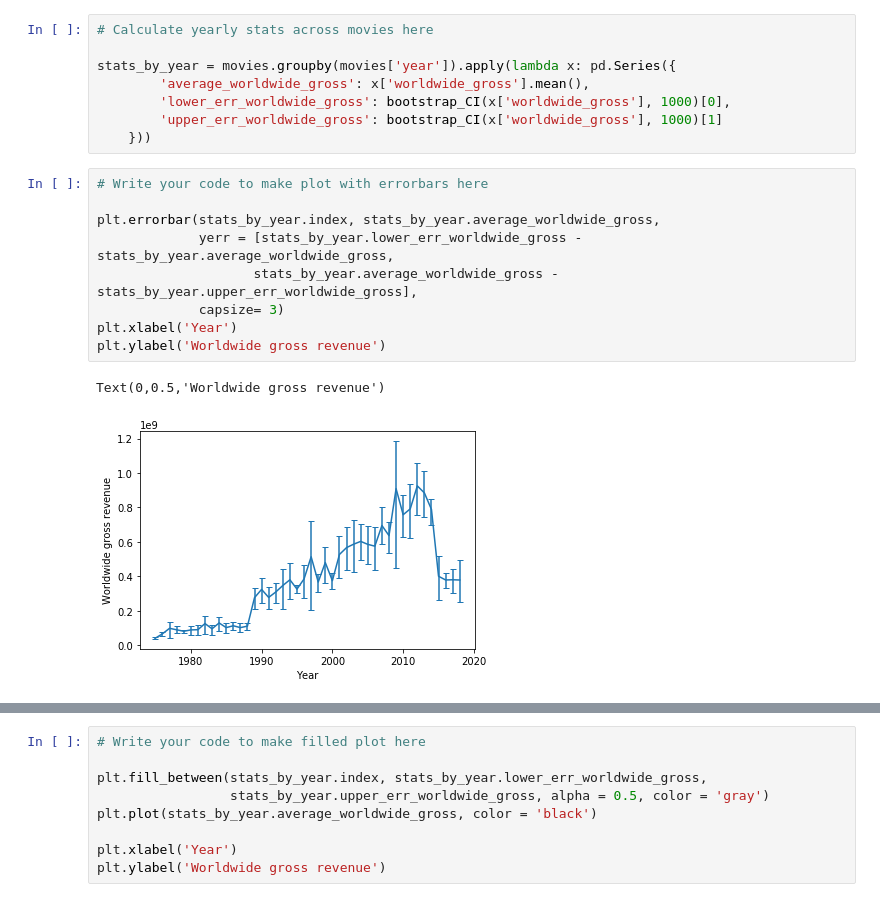
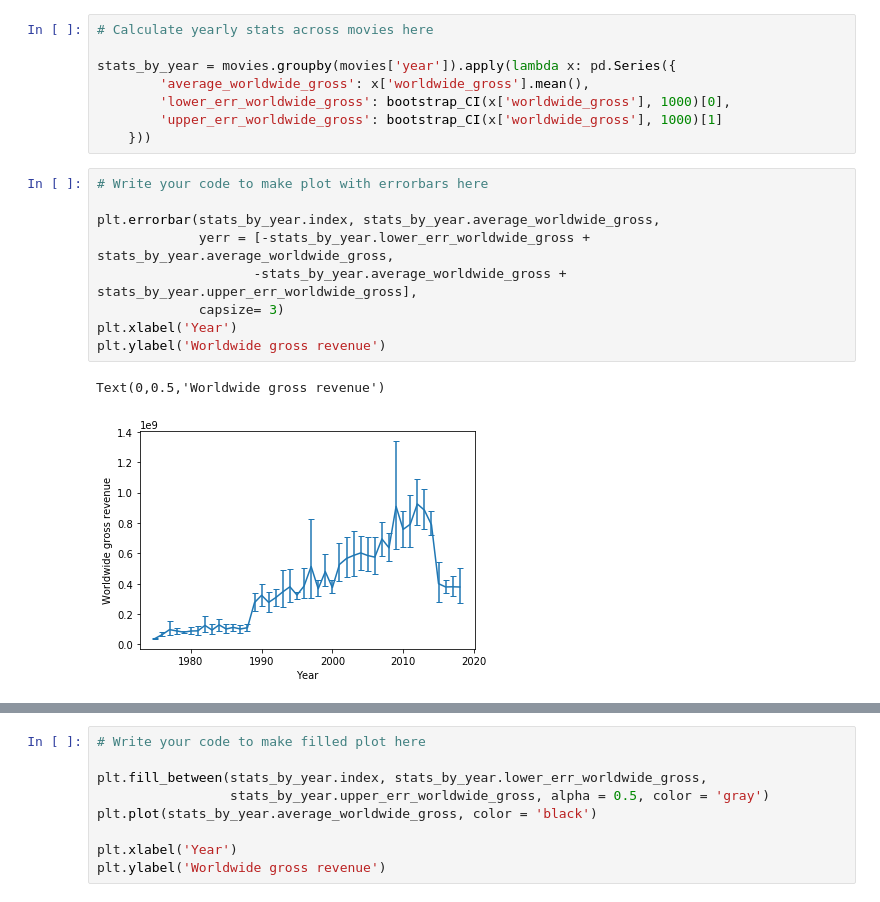
Before and after one commit to epfl-ada/2020, a Jupyter notebook: Tutorials/02 - Data viz and data from the web/Becoming a DataVizard solution.ipynb, the cells around one changed output, grey strips where cells are left out. Drawn from its saved outputs; the diff is of its cells as text.

```diff
--- a/Tutorials/02 - Data viz and data from the web/Becoming a DataVizard solution.ipynb
+++ b/Tutorials/02 - Data viz and data from the web/Becoming a DataVizard solution.ipynb
@@ -205,12 +205,12 @@ stats_by_year = movies.groupby(movies['year']).apply(lambda x: pd.Series({
 # %%
 # Write your code to make plot with errorbars here
 
 plt.errorbar(stats_by_year.index, stats_by_year.average_worldwide_gross,
-             yerr = [stats_by_year.lower_err_worldwide_gross - stats_by_year.average_worldwide_gross,
-                    stats_by_year.average_worldwide_gross - stats_by_year.upper_err_worldwide_gross],
+             yerr = [-stats_by_year.lower_err_worldwide_gross + stats_by_year.average_worldwide_gross,
+                    -stats_by_year.average_worldwide_gross + stats_by_year.upper_err_worldwide_gross],
              capsize= 3)
 plt.xlabel('Year')
 plt.ylabel('Worldwide gross revenue')
 # %% [output]
 Text(0,0.5,'Worldwide gross revenue')
-[figure, old version]
+[figure, new version]
```
Also changed, not shown: parts of 1 cell of this notebook.
